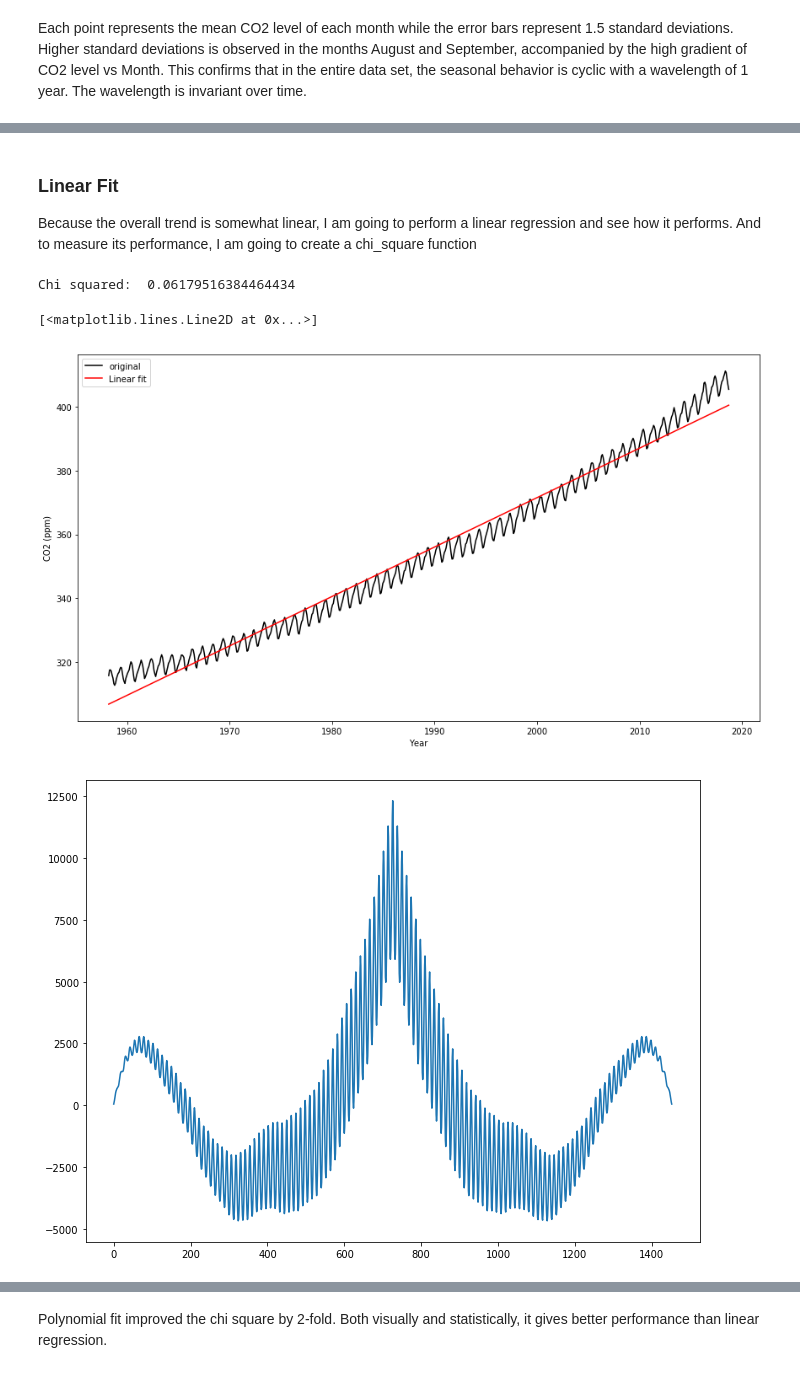
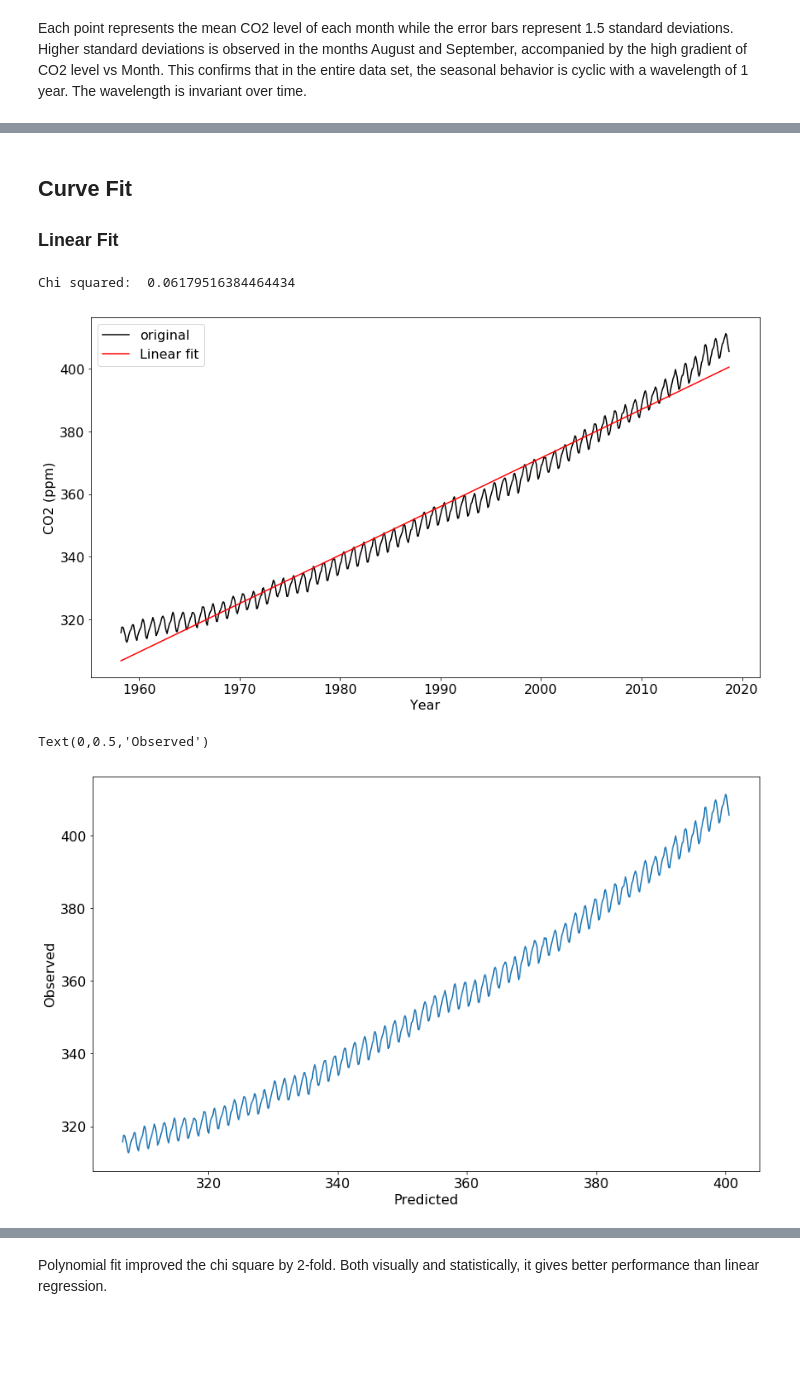
Before and after one commit to Davidnh8/CO2_Analysis, a Jupyter notebook: Atmospheric Carbon Dioxide Data Analysis.ipynb, the cells around one changed output, grey strips where cells are left out. Drawn from its saved outputs; the diff is of its cells as text; code cells hidden in the pictures; blank space fills up the shorter version.

```diff
--- a/Atmospheric Carbon Dioxide Data Analysis.ipynb
+++ b/Atmospheric Carbon Dioxide Data Analysis.ipynb
@@ -248,7 +248,6 @@ No free Lunch theorem (two optimization algorithms are equivalent when their per
-# %% [markdown]
-### Linear Fit
-
-Because the overall trend is somewhat linear, I am going to perform a linear regression and see how it performs. And to measure its performance, I am going to create a chi_square function
+# %% [markdown]
+## Curve Fit
+### Linear Fit
 # %%
 def chi_square(O,E):
     """Computes chi square
@@ -270,26 +269,27 @@ def poly(x,coeff):
 # %%
 # polynomial fit
 x=data['Decimal Date']
 y=data['Interpolated']
 coeff=np.polyfit(x, y ,1)
 yfit=poly(x,coeff)
 
 # plot
 
 plt.figure(figsize=(14.5,8))
 plt.plot(x, y, color='black', label='original')
 plt.plot(x, yfit, color='red', label='Linear fit')
 plt.ylabel('CO2 (ppm)')
 plt.xlabel('Year')
 plt.legend()
 print('Chi squared: ',chi_square(poly(x,coeff),y))
+plt.show()
 
-f=y-yfit
-corr=np.correlate(f,f,mode='full')
-plt.figure(figsize=[11,8.5])
-plt.plot(corr)
+plt.figure(figsize=[14,8.5])
+plt.plot(yfit,y)
+plt.xlabel("Predicted")
+plt.ylabel("Observed")
 # %% [output]
 Chi squared:  0.06179516384464434
+[figure, new version]
-[<matplotlib.lines.Line2D at 0x...>]
+Text(0,0.5,'Observed')
-[figure, old version]
-[figure, old version]
+[figure, new version]
```
Also changed, not shown: parts of 6 cells of this notebook.
